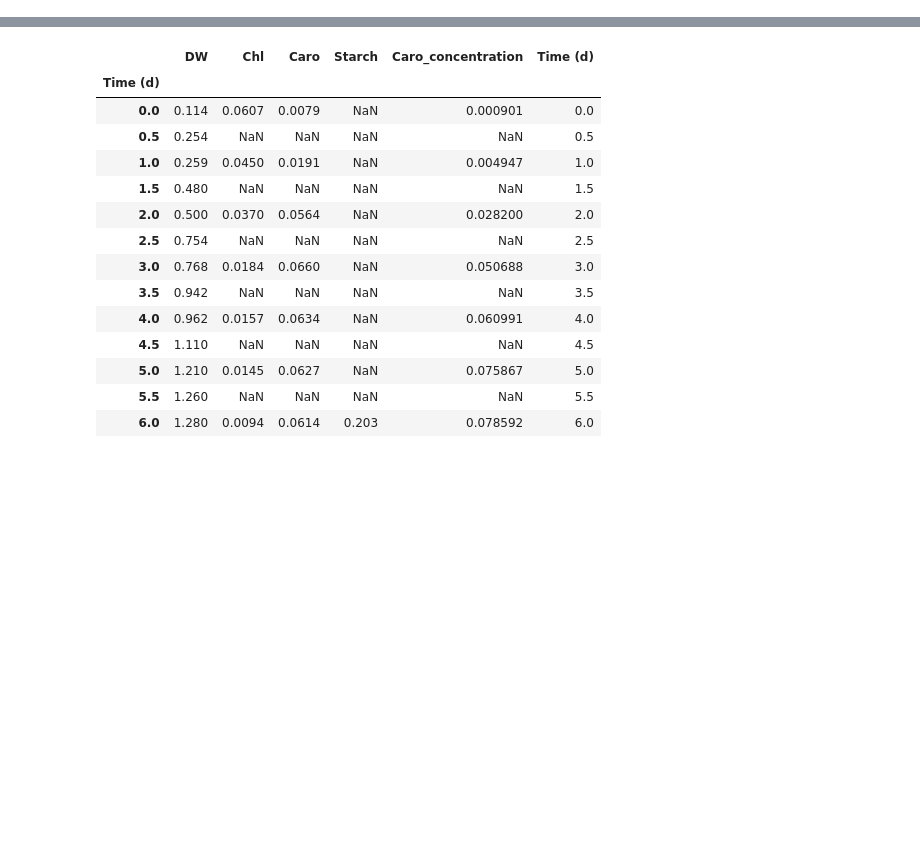
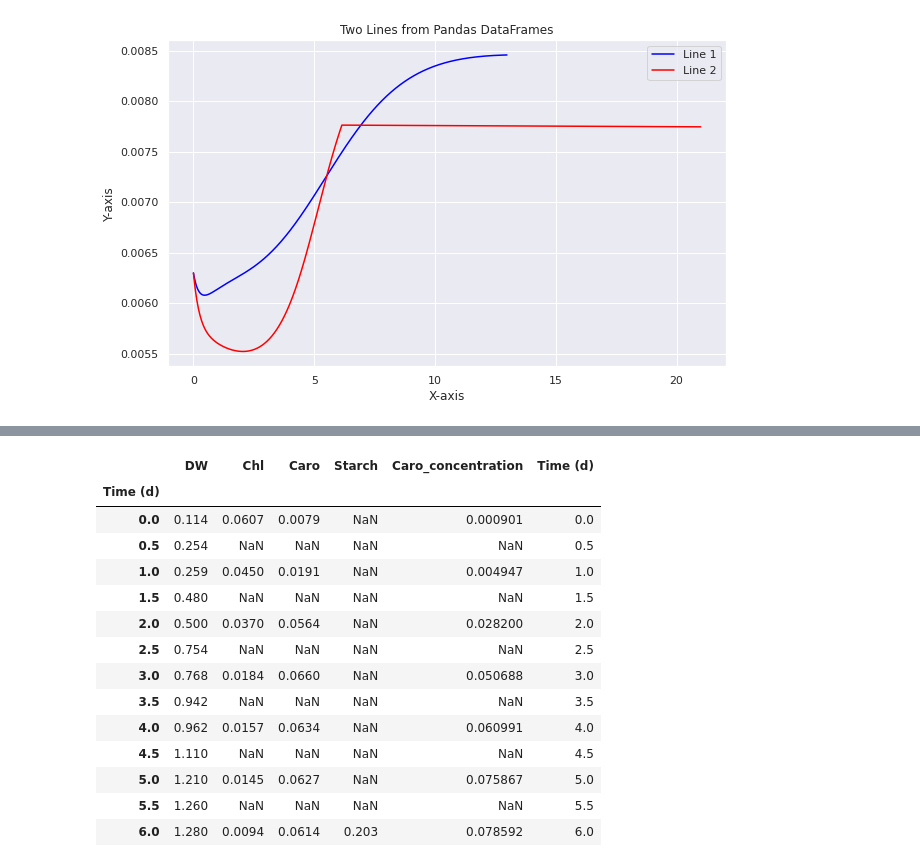
Before and after one commit to ecunha1996/GSMMutils, a Jupyter notebook: examples/test_dynamicfba.ipynb, the cells around one changed output, grey strips where cells are left out. Saved outputs shown, nothing was run; the diff lists cells and outputs as text; code cells hidden in the pictures; blank space fills up the shorter version.

```diff
--- a/examples/test_dynamicfba.ipynb
+++ b/examples/test_dynamicfba.ipynb
@@ -47,0 +298,21 @@ Model loaded
+# %%
+traj2 = pd.read_csv(r"/opt/data/dfba/concentrations/concentrations_2.csv")
+traj3 = pd.read_csv(r"/opt/data/dfba/concentrations/concentrations_3.csv")
+plt.figure(figsize=(10, 6))
+
+# Plot the first line
+plt.plot(traj2['time'], traj2['Chlorophyll'], label='Line 1', color='blue')
+
+# Plot the second line
+plt.plot(traj3['time'], traj3['Chlorophyll'], label='Line 2', color='red')
+
+# Add labels, title, and legend
+plt.xlabel('X-axis')
+plt.ylabel('Y-axis')
+plt.title('Two Lines from Pandas DataFrames')
+plt.legend()
+
+# Show the plot
+plt.show()
+# %% [output]
+[figure, added]
```
Also changed, not shown: parts of 15 cells of this notebook, 20 other files.
